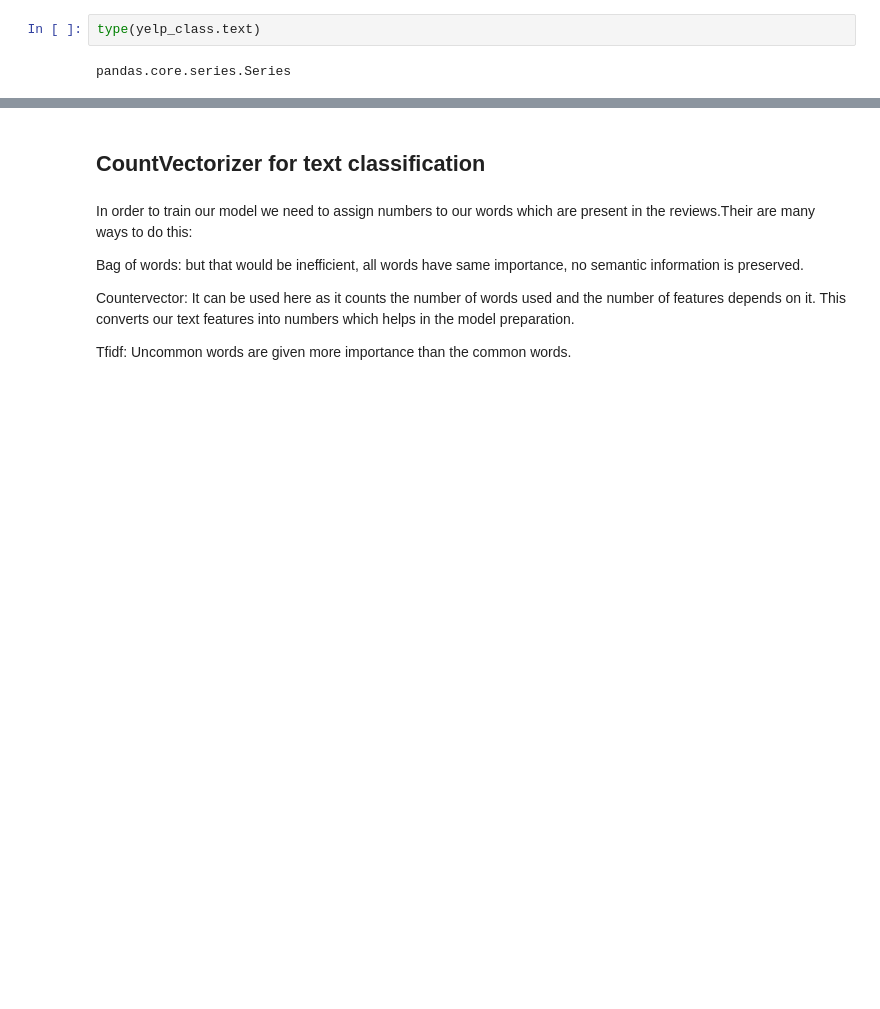
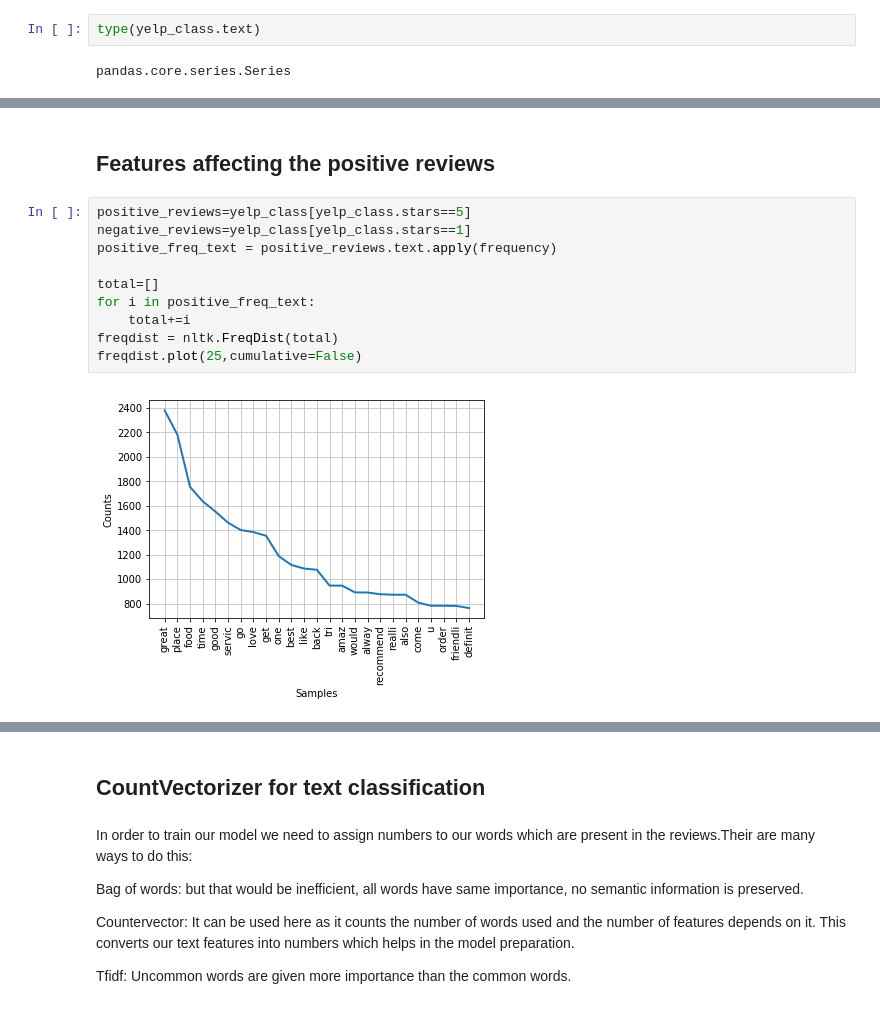
Before and after one commit to nishimishra71/Python, a Jupyter notebook: Capstone_2/Capstone_2.ipynb, the cells around one changed output, grey strips where cells are left out. Cells and saved outputs as stored; diff of their text form; blank space fills up the shorter version.

```diff
--- a/Capstone_2/Capstone_2.ipynb
+++ b/Capstone_2/Capstone_2.ipynb
@@ -436,0 +466,14 @@ yelp_class.head()
+# %% [markdown]
+## Features affecting the positive reviews
+# %%
+positive_reviews=yelp_class[yelp_class.stars==5]
+negative_reviews=yelp_class[yelp_class.stars==1]
+positive_freq_text = positive_reviews.text.apply(frequency)
+
+total=[]
+for i in positive_freq_text:
+    total+=i
+freqdist = nltk.FreqDist(total)
+freqdist.plot(25,cumulative=False)
+# %% [output]
+[figure, added]
```
Also changed, not shown: parts of 43 cells of this notebook.
